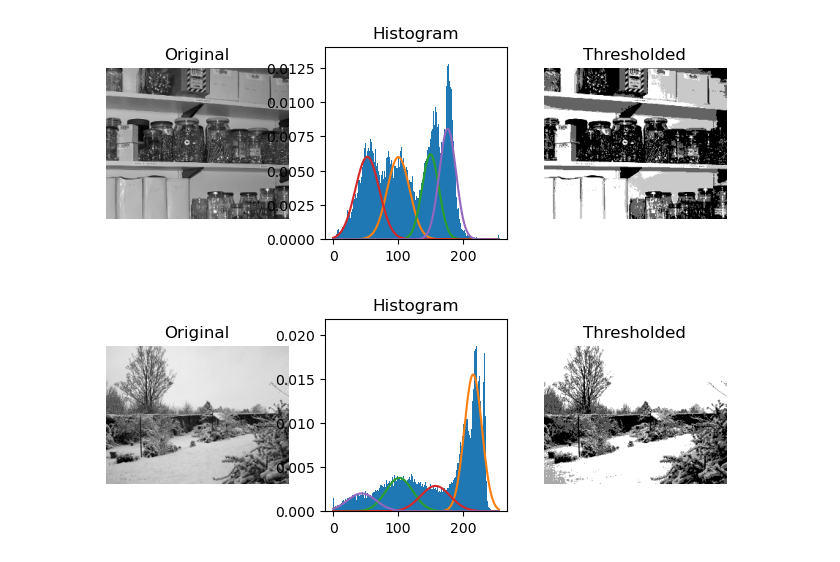
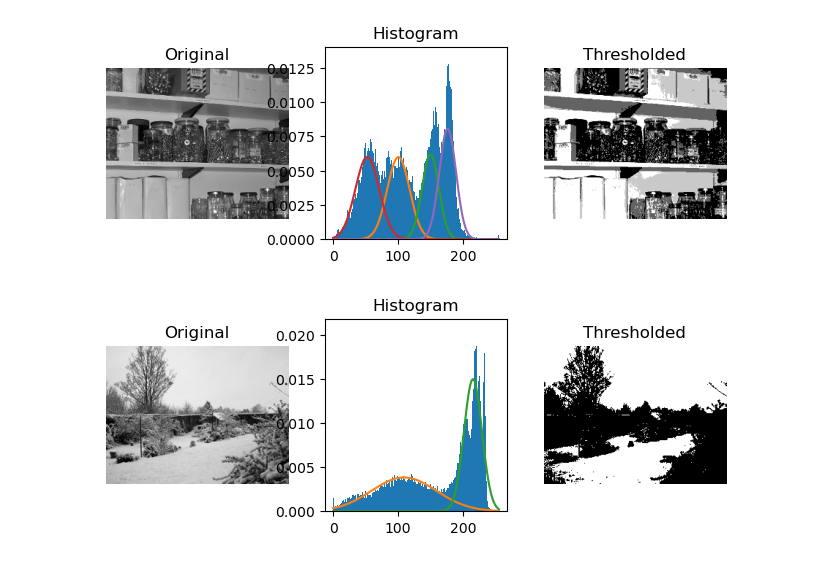
Before and after one commit to namoshi/thresh, a Jupyter notebook: gmm_thresh.ipynb, the cells around one changed output. Saved outputs shown, nothing was run; the diff lists cells and outputs as text; code cells hidden in the pictures.

```diff
--- a/gmm_thresh.ipynb
+++ b/gmm_thresh.ipynb
@@ -86,6 +96,6 @@ plot_gmm_thresh(image, 4)
 [figure]
 # %%
 image = io.imread('snow.jpg')
-plot_gmm_thresh(image, 4)
+plot_gmm_thresh(image, 2)
 # %% [output]
-[figure, old version]
+[figure, new version]
```
Also changed, not shown: parts of 3 cells of this notebook.
